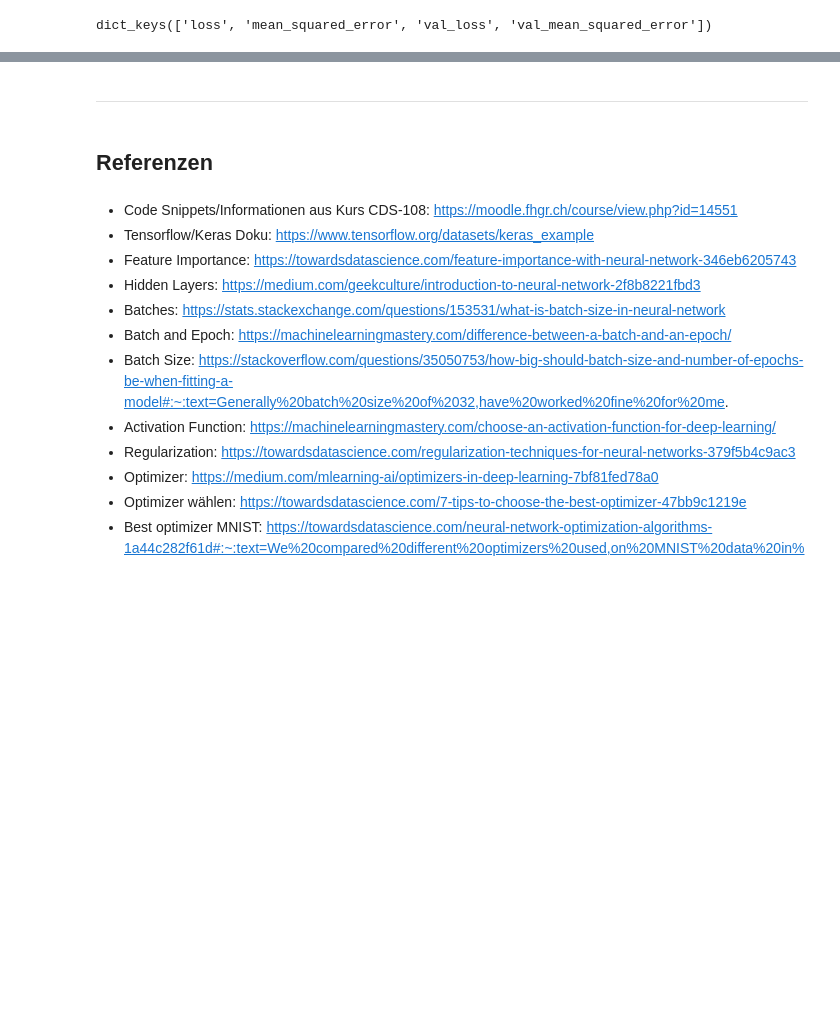
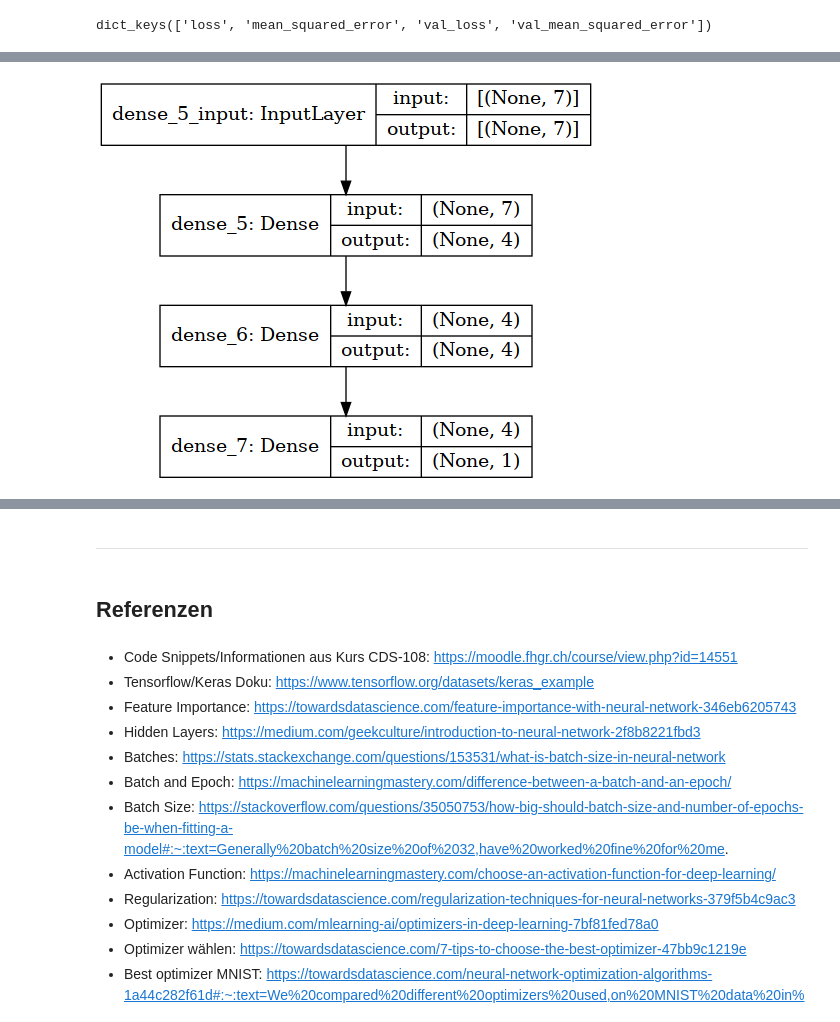
Before and after one commit to fhgr-cds-archive-class-2021/fhgr-3-s-ml-project-group-2, a Jupyter notebook: leandro/deep_learning_project/beijing_keras_leandro_gregorini.ipynb, the cells around one changed output, grey strips where cells are left out. Saved outputs shown, nothing was run; the diff lists cells and outputs as text; code cells hidden in the pictures; blank space fills up the shorter version.

```diff
--- a/leandro/deep_learning_project/beijing_keras_leandro_gregorini.ipynb
+++ b/leandro/deep_learning_project/beijing_keras_leandro_gregorini.ipynb
@@ -483,10 +471,13 @@ model_tuned = prepare_model(model_name = "BEIJING-MODEL-TUNED", model_config = m
 # %%
 # Setup des Tuners
 tuner_rs = keras_tuner.RandomSearch(
-            hyper_model = prepare_model(model_name = "BEIJING-MODEL-TUNED", model_config = model_config_tuned),
-            objective='mse',
+            hypermodel=build_model,
+            objective=keras_tuner.Objective("val_mean_squared_error", direction="min"),
             seed=42,
             max_trials=10,
-            executions_per_trial=2)
+            executions_per_trial=1,
+            project_name="BEIJING-HOUSING-TUNE",
+            directory="keras_tuner_beijing_housing"
+            )
 # %%
 tuner_rs.search_space_summary()
@@ -492,0 +501,5 @@ tuner_rs.search_space_summary()
+# %%
+X_train, X_val, Y_train, Y_val = train_test_split(
+                        x_train, y_train,
+                        stratify=None,
+                        test_size=0.2)
@@ -492,0 +541,13 @@ tuner_rs.search_space_summary()
+# %%
+best_hp = tuner_rs.get_best_hyperparameters()[0]  # Beste Hyperparameter von Keras Tuner speichern
+best_model = build_model(best_hp)  # Model direkt mit besten Hyperparameter von Keras Tuner erstellen
+# %%
+callback = tf.keras.callbacks.EarlyStopping(monitor='loss', patience=5)  # patience: Number of epochs with no improvement after which training will be stopped.
+
+history=best_model.fit(X_train,
+              Y_train,
+              batch_size=16,
+              epochs=10,
+              callbacks=[callback],
+              verbose=2,
+              validation_data= (X_val, Y_val))
@@ -492,0 +605,4 @@ tuner_rs.search_space_summary()
+# %%
+plot_model(best_model, to_file="BEIJING-HOUSING-MODEL-TUNED_KERAS.png", show_shapes=True, show_layer_names=True)  # visualizer integrated in keras package
+# %% [output]
+[figure, added]
```
Also changed, not shown: parts of 21 cells of this notebook, 46 other files.
